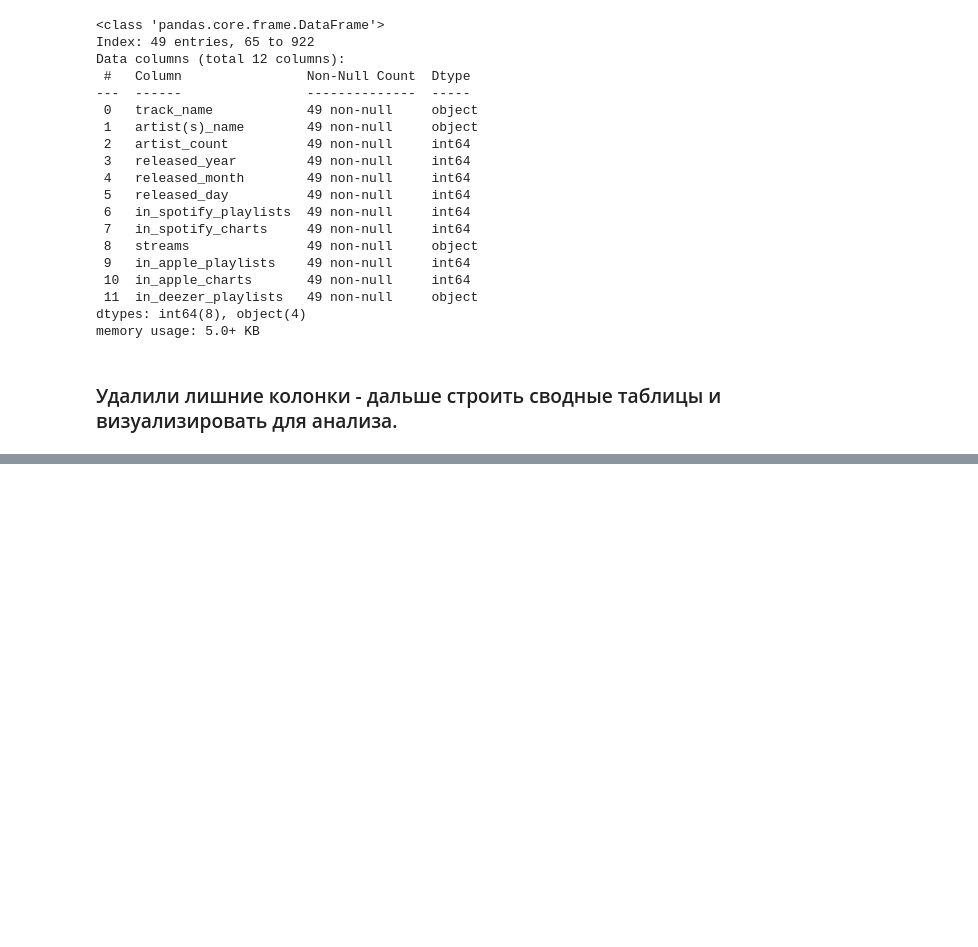
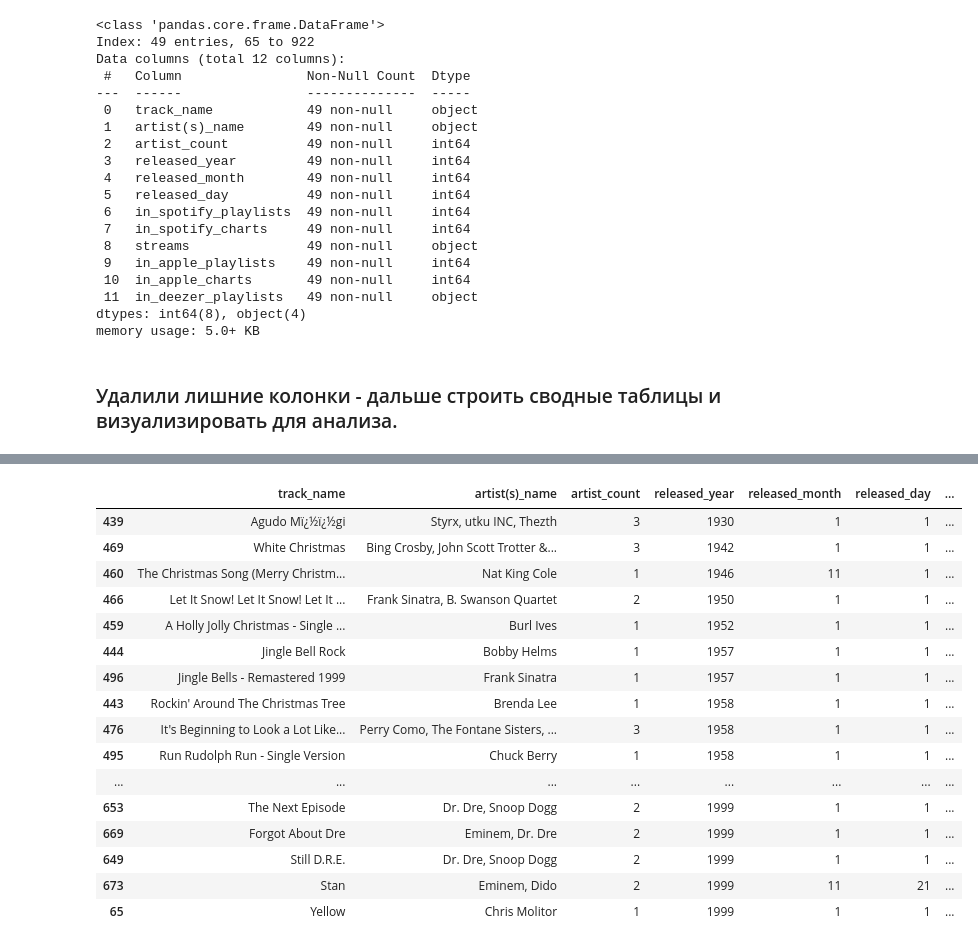
Before and after one commit to mks2607/Data_mks, a Jupyter notebook: Spotify.ipynb, the cells around one changed output, grey strips where cells are left out. Cells and saved outputs as stored; diff of their text form; code cells hidden in the pictures; blank space fills up the shorter version.

```diff
--- a/Spotify.ipynb
+++ b/Spotify.ipynb
@@ -197,0 +207,21 @@ memory usage: 5.0+ KB
+# %%
+relize_df.sort_values(by='released_day',ascending=True)
+relize_df.sort_values(by='released_year',ascending=True)
+# %% [output]
+|  | track_name | artist(s)_name | artist_count | released_year | released_month | released_day | ... |
+| 439 | Agudo Mï¿½ï¿½gi | Styrx, utku INC, Thezth | 3 | 1930 | 1 | 1 | ... |
+| 469 | White Christmas | Bing Crosby, John Scott Trotter &... | 3 | 1942 | 1 | 1 | ... |
+| 460 | The Christmas Song (Merry Christm... | Nat King Cole | 1 | 1946 | 11 | 1 | ... |
+| 466 | Let It Snow! Let It Snow! Let It ... | Frank Sinatra, B. Swanson Quartet | 2 | 1950 | 1 | 1 | ... |
+| 459 | A Holly Jolly Christmas - Single ... | Burl Ives | 1 | 1952 | 1 | 1 | ... |
+| 444 | Jingle Bell Rock | Bobby Helms | 1 | 1957 | 1 | 1 | ... |
+| 496 | Jingle Bells - Remastered 1999 | Frank Sinatra | 1 | 1957 | 1 | 1 | ... |
+| 443 | Rockin' Around The Christmas Tree | Brenda Lee | 1 | 1958 | 1 | 1 | ... |
+| 476 | It's Beginning to Look a Lot Like... | Perry Como, The Fontane Sisters, ... | 3 | 1958 | 1 | 1 | ... |
+| 495 | Run Rudolph Run - Single Version | Chuck Berry | 1 | 1958 | 1 | 1 | ... |
+| ... | ... | ... | ... | ... | ... | ... | ... |
+| 653 | The Next Episode | Dr. Dre, Snoop Dogg | 2 | 1999 | 1 | 1 | ... |
+| 669 | Forgot About Dre | Eminem, Dr. Dre | 2 | 1999 | 1 | 1 | ... |
+| 649 | Still D.R.E. | Dr. Dre, Snoop Dogg | 2 | 1999 | 1 | 1 | ... |
+| 673 | Stan | Eminem, Dido | 2 | 1999 | 11 | 21 | ... |
+| 65 | Yellow | Chris Molitor | 1 | 1999 | 1 | 1 | ... |
```
Also changed, not shown: parts of 9 cells of this notebook.
